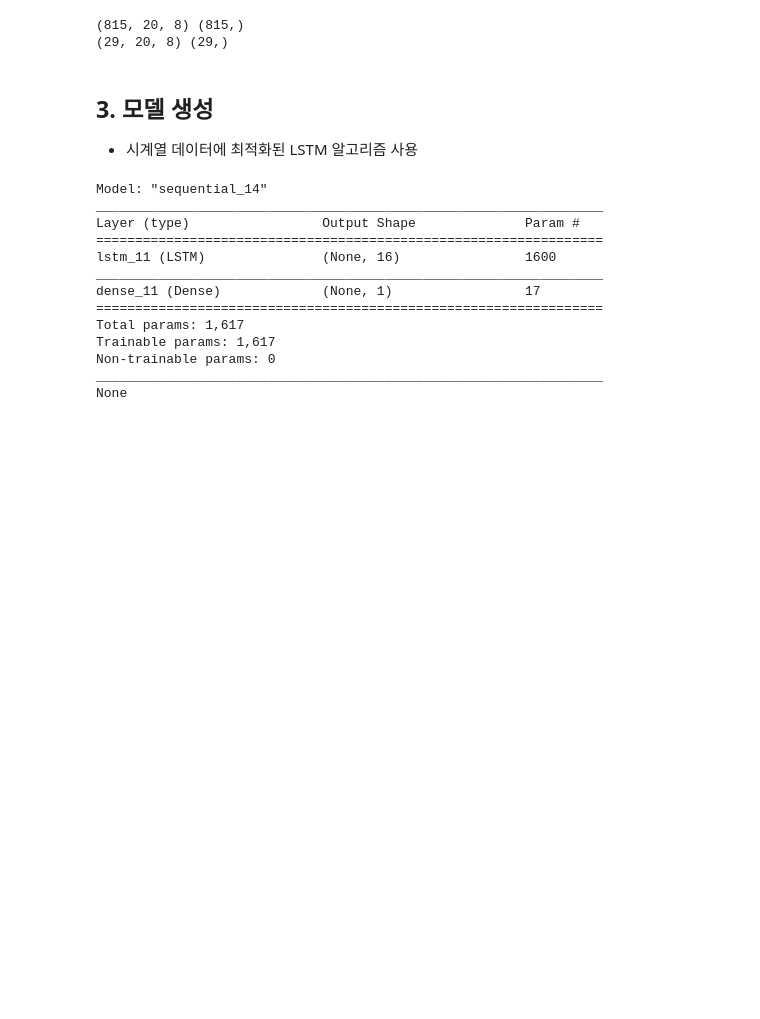
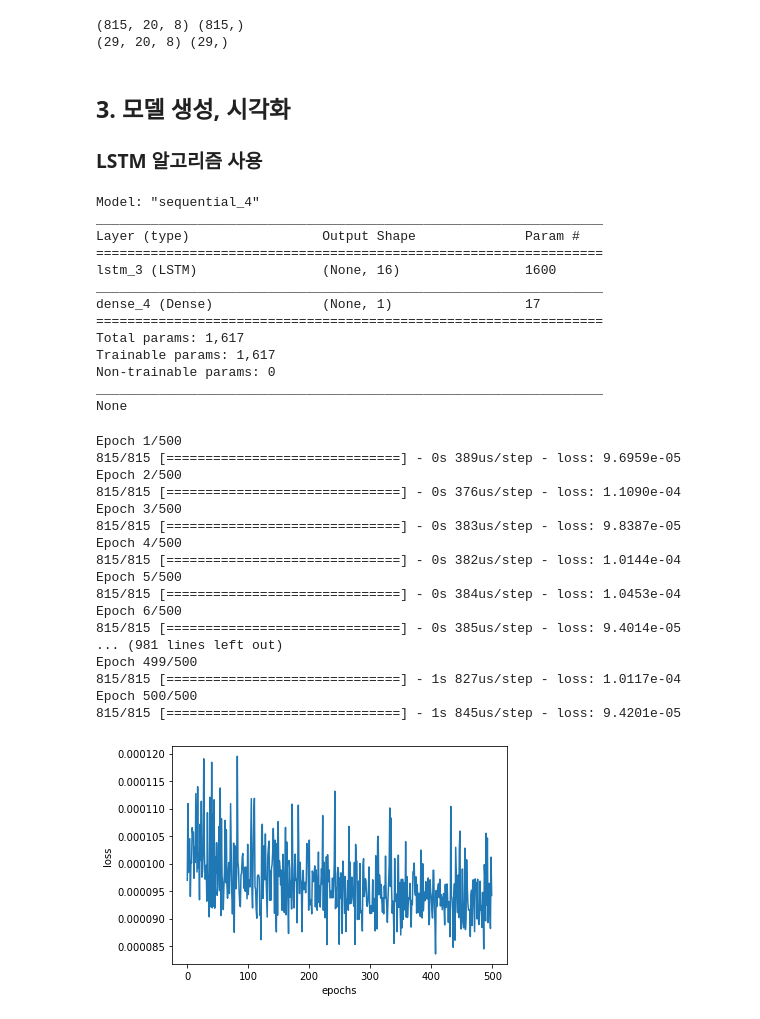
Before and after one commit to hooNpk/ML_practice, a Jupyter notebook: carbon/박정훈_2016313844_기말프로젝트.ipynb, the cells around one changed output. Drawn from its saved outputs; the diff is of its cells as text; code cells hidden in the pictures; blank space fills up the shorter version.

```diff
--- a/carbon/박정훈_2016313844_기말프로젝트.ipynb
+++ b/carbon/박정훈_2016313844_기말프로젝트.ipynb
@@ -213,34 +215,61 @@ print(X_test_3.shape, Y_test_3.shape)
 (815, 20, 8) (815,)
 (29, 20, 8) (29,)
 # %% [markdown]
-## 3. 모델 생성
-- 시계열 데이터에 최적화된 LSTM 알고리즘 사용
+## 3. 모델 생성, 시각화
+### LSTM 알고리즘 사용
 # %%
 from keras.models import Sequential
 from keras.layers import LSTM, Dense
 from keras.callbacks import EarlyStopping, ModelCheckpoint
 
 np.random.seed(0)
-model = Sequential()
-model.add(LSTM(
+model_lstm = Sequential()
+model_lstm.add(LSTM(
     16,
     input_shape=(X_train_3.shape[1],X_train_3.shape[2]),
     activation='relu',
     return_sequences=False))
-model.add(Dense(1))
-model.compile(loss='mse', optimizer='adam')
-print(model.summary())
+model_lstm.add(Dense(1))
+model_lstm.compile(loss='mse', optimizer='adam')
+print(model_lstm.summary())
 # %% [output]
-Model: "sequential_14"
+Model: "sequential_4"
 _________________________________________________________________
 Layer (type)                 Output Shape              Param #
 =================================================================
-lstm_11 (LSTM)               (None, 16)                1600
+lstm_3 (LSTM)                (None, 16)                1600
 _________________________________________________________________
-dense_11 (Dense)             (None, 1)                 17
+dense_4 (Dense)              (None, 1)                 17
 =================================================================
 Total params: 1,617
 Trainable params: 1,617
 Non-trainable params: 0
 _________________________________________________________________
 None
+# %%
+import matplotlib.pyplot as plt
+EPOCHS = 500
+history_lstm = model_lstm.fit(X_train_3, Y_train_3, epochs=EPOCHS, batch_size=16)
+plt.plot(history_lstm.history['loss'])
+plt.ylabel('loss')
+plt.xlabel('epochs')
+plt.show()
+# %% [output]
+Epoch 1/500
+815/815 [==============================] - 0s 389us/step - loss: 9.6959e-05
+Epoch 2/500
+815/815 [==============================] - 0s 376us/step - loss: 1.1090e-04
+Epoch 3/500
+815/815 [==============================] - 0s 383us/step - loss: 9.8387e-05
+Epoch 4/500
+815/815 [==============================] - 0s 382us/step - loss: 1.0144e-04
+Epoch 5/500
+815/815 [==============================] - 0s 384us/step - loss: 1.0453e-04
+Epoch 6/500
+815/815 [==============================] - 0s 385us/step - loss: 9.4014e-05
+... (981 lines left out)
+Epoch 499/500
+815/815 [==============================] - 1s 827us/step - loss: 1.0117e-04
+Epoch 500/500
+815/815 [==============================] - 1s 845us/step - loss: 9.4201e-05
+[figure, added]
```
Also changed, not shown: parts of 8 cells of this notebook, 1 other file.
